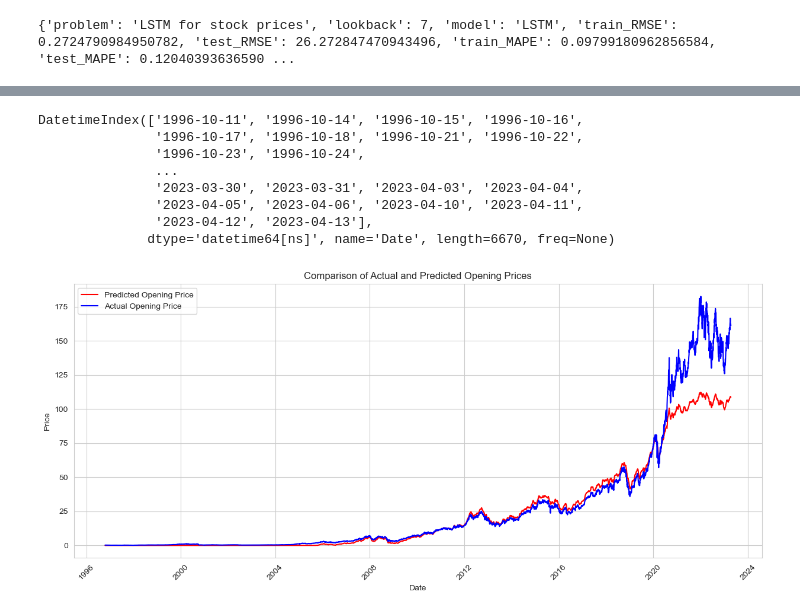
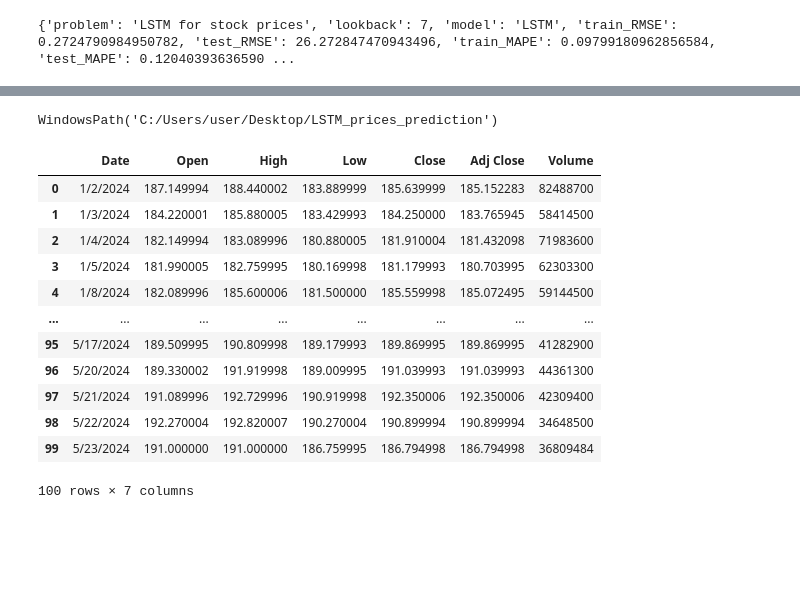
Before and after one commit to maga-m/LSTM_prices_prediction, a Jupyter notebook: LSTM.ipynb, the cells around one changed output, grey strips where cells are left out. Drawn from its saved outputs; the diff is of its cells as text; code cells hidden in the pictures; blank space fills up the shorter version.

```diff
--- a/LSTM.ipynb
+++ b/LSTM.ipynb
@@ -169,11 +149,0 @@ if 'Date' in df.columns:
-# %%
-df.index[1:]
-# %% [output]
-DatetimeIndex(['1996-10-11', '1996-10-14', '1996-10-15', '1996-10-16',
-               '1996-10-17', '1996-10-18', '1996-10-21', '1996-10-22',
-               '1996-10-23', '1996-10-24',
-               ...
-               '2023-03-30', '2023-03-31', '2023-04-03', '2023-04-04',
-               '2023-04-05', '2023-04-06', '2023-04-10', '2023-04-11',
-               '2023-04-12', '2023-04-13'],
-              dtype='datetime64[ns]', name='Date', length=6670, freq=None)
@@ -183,13 +150,21 @@ raw_data_adjusted = df['Open'].values[6:]
-# %%
-plt.figure(figsize=(15, 6))
-plt.plot(dates, predictions['predictions'], color='red', label='Predicted Opening Price')
-plt.plot(dates, raw_data_adjusted, color='blue', label='Actual Opening Price')
-plt.legend()
-plt.title('Comparison of Actual and Predicted Opening Prices')
-plt.xlabel('Date')
-plt.ylabel('Price')
-plt.xticks(rotation=45)
-plt.grid(True)
-plt.show()
-# %% [output]
-[figure, removed]
+# %%
+APP_DIR
+# %% [output]
+WindowsPath('C:/Users/user/Desktop/LSTM_prices_prediction')
+# %%
+df_2024 = pd.read_csv('data/AAPL_predict.csv')
+df_2024
+# %% [output]
+|  | Date | Open | High | Low | Close | Adj Close | Volume |
+| 0 | 1/2/2024 | 187.149994 | 188.440002 | 183.889999 | 185.639999 | 185.152283 | 82488700 |
+| 1 | 1/3/2024 | 184.220001 | 185.880005 | 183.429993 | 184.250000 | 183.765945 | 58414500 |
+| 2 | 1/4/2024 | 182.149994 | 183.089996 | 180.880005 | 181.910004 | 181.432098 | 71983600 |
+| 3 | 1/5/2024 | 181.990005 | 182.759995 | 180.169998 | 181.179993 | 180.703995 | 62303300 |
+| 4 | 1/8/2024 | 182.089996 | 185.600006 | 181.500000 | 185.559998 | 185.072495 | 59144500 |
+| ... | ... | ... | ... | ... | ... | ... | ... |
+| 95 | 5/17/2024 | 189.509995 | 190.809998 | 189.179993 | 189.869995 | 189.869995 | 41282900 |
+| 96 | 5/20/2024 | 189.330002 | 191.919998 | 189.009995 | 191.039993 | 191.039993 | 44361300 |
+| 97 | 5/21/2024 | 191.089996 | 192.729996 | 190.919998 | 192.350006 | 192.350006 | 42309400 |
+| 98 | 5/22/2024 | 192.270004 | 192.820007 | 190.270004 | 190.899994 | 190.899994 | 34648500 |
+| 99 | 5/23/2024 | 191.000000 | 191.000000 | 186.759995 | 186.794998 | 186.794998 | 36809484 |
+100 rows × 7 columns
```
Also changed, not shown: parts of 11 cells of this notebook, 11 other files.
